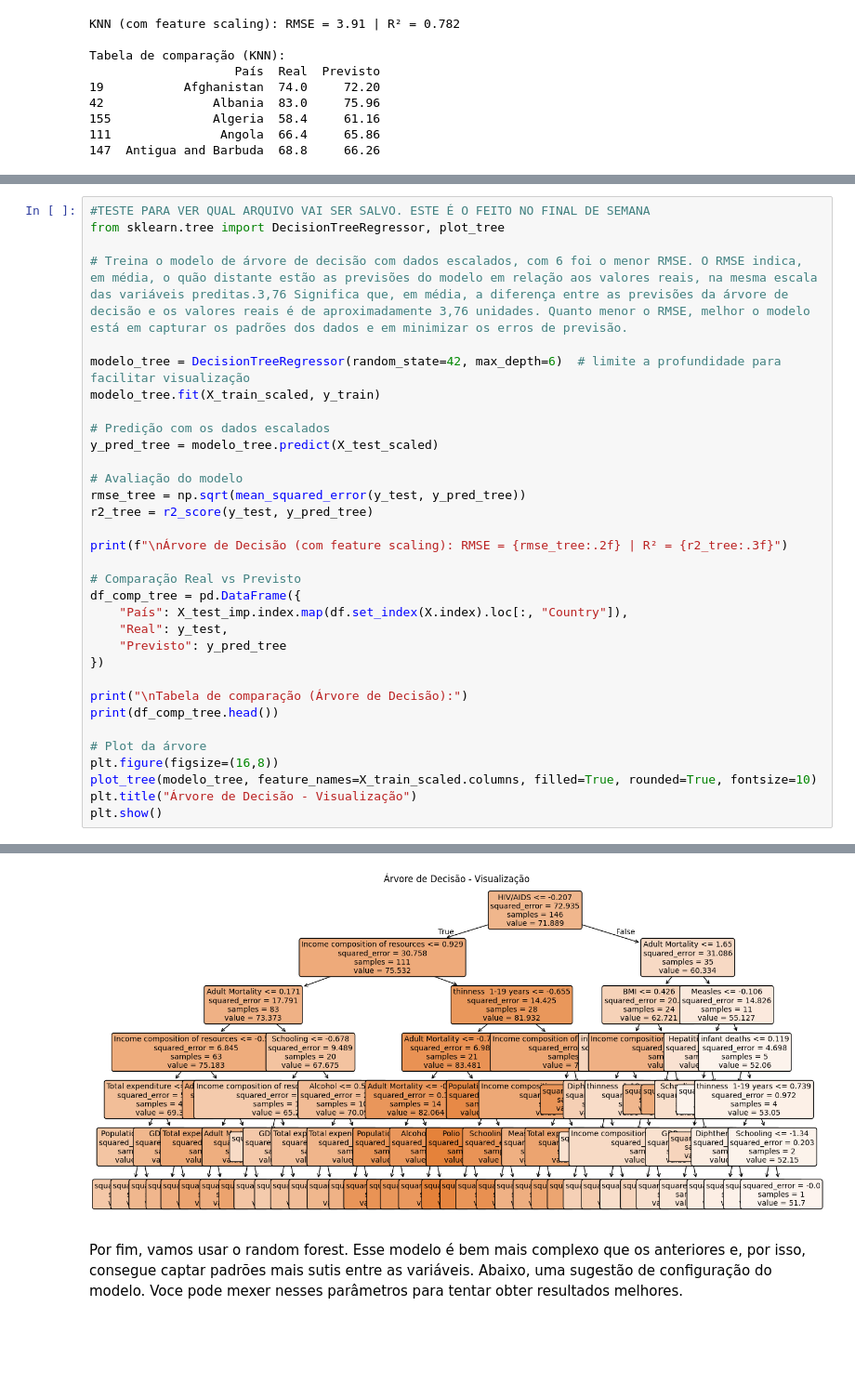
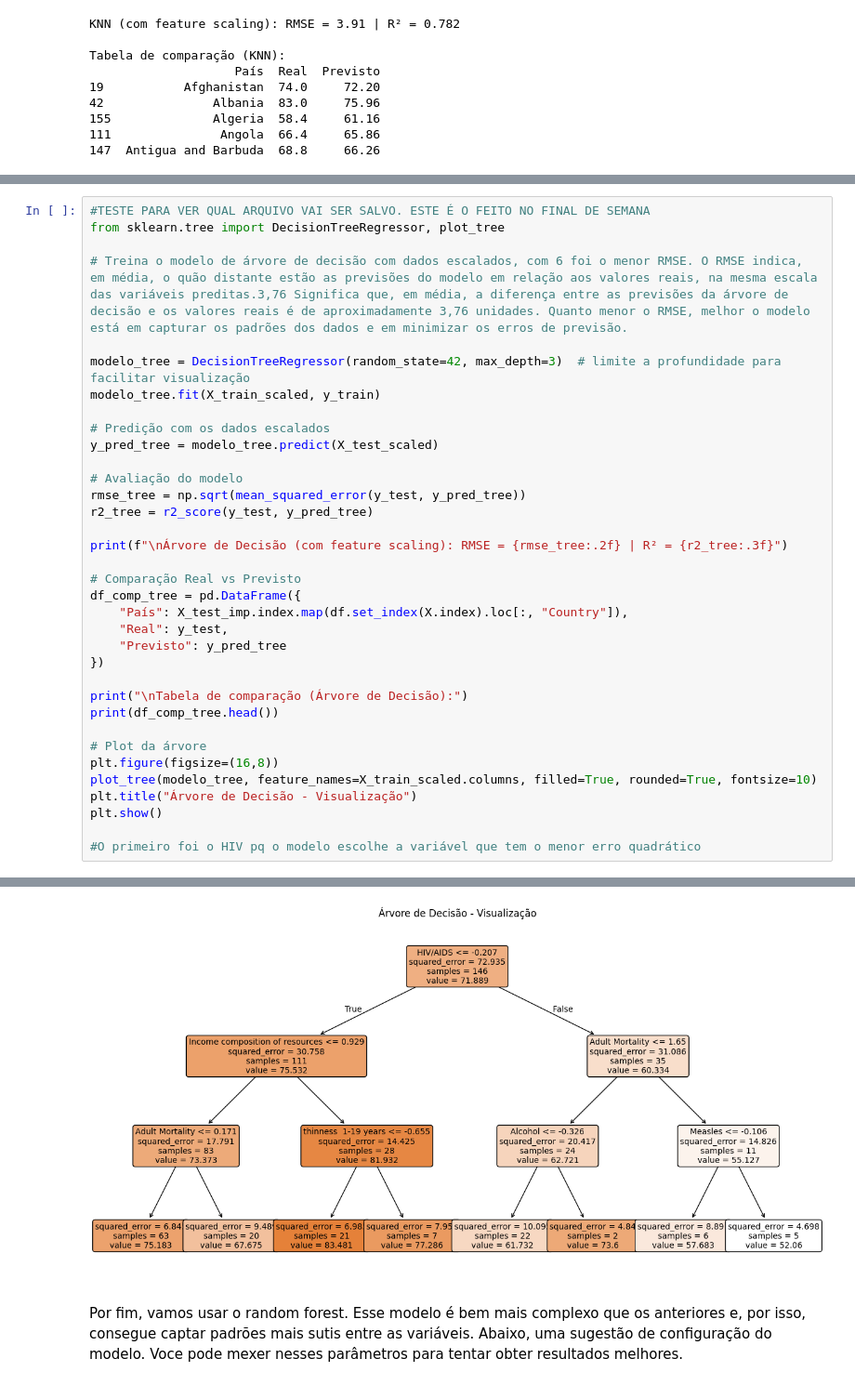
Before and after one commit to marcia09maria/IA-FINANCAS, a Jupyter notebook: Atividade 2.ipynb, the cells around one changed output, grey strips where cells are left out. Shown at 93% size. Drawn from its saved outputs; the diff is of its cells as text; blank space fills up the shorter version.

```diff
--- a/Atividade 2.ipynb
+++ b/Atividade 2.ipynb
@@ -384,7 +388,7 @@ from sklearn.tree import DecisionTreeRegressor, plot_tree
 
 # Treina o modelo de árvore de decisão com dados escalados, com 6 foi o menor RMSE. O RMSE indica, em média, o quão distante estão as previsões do modelo em relação aos valores reais, na mesma escala das variáveis preditas.3,76 Significa que, em média, a diferença entre as previsões da árvore de decisão e os valores reais é de aproximadamente 3,76 unidades. Quanto menor o RMSE, melhor o modelo está em capturar os padrões dos dados e em minimizar os erros de previsão.
 
-modelo_tree = DecisionTreeRegressor(random_state=42, max_depth=6)  # limite a profundidade para facilitar visualização
+modelo_tree = DecisionTreeRegressor(random_state=42, max_depth=3)  # limite a profundidade para facilitar visualização
 modelo_tree.fit(X_train_scaled, y_train)
 
 # Predição com os dados escalados
@@ -411,4 +415,6 @@ plt.figure(figsize=(16,8))
 plot_tree(modelo_tree, feature_names=X_train_scaled.columns, filled=True, rounded=True, fontsize=10)
 plt.title("Árvore de Decisão - Visualização")
 plt.show()
+
+#O primeiro foi o HIV pq o modelo escolhe a variável que tem o menor erro quadrático
 # %% [output]
@@ -424,4 +430,4 @@ Tabela de comparação (Árvore de Decisão):
-[figure, old version]
+[figure, new version]
 # %% [markdown]
 Por fim, vamos usar o random forest. Esse modelo é bem mais complexo que os anteriores e, por isso, consegue captar padrões mais sutis entre as variáveis. Abaixo, uma sugestão de configuração do modelo. Voce pode mexer nesses parâmetros para tentar obter resultados melhores.
 # %%
```
Also changed, not shown: parts of 2 cells of this notebook.
